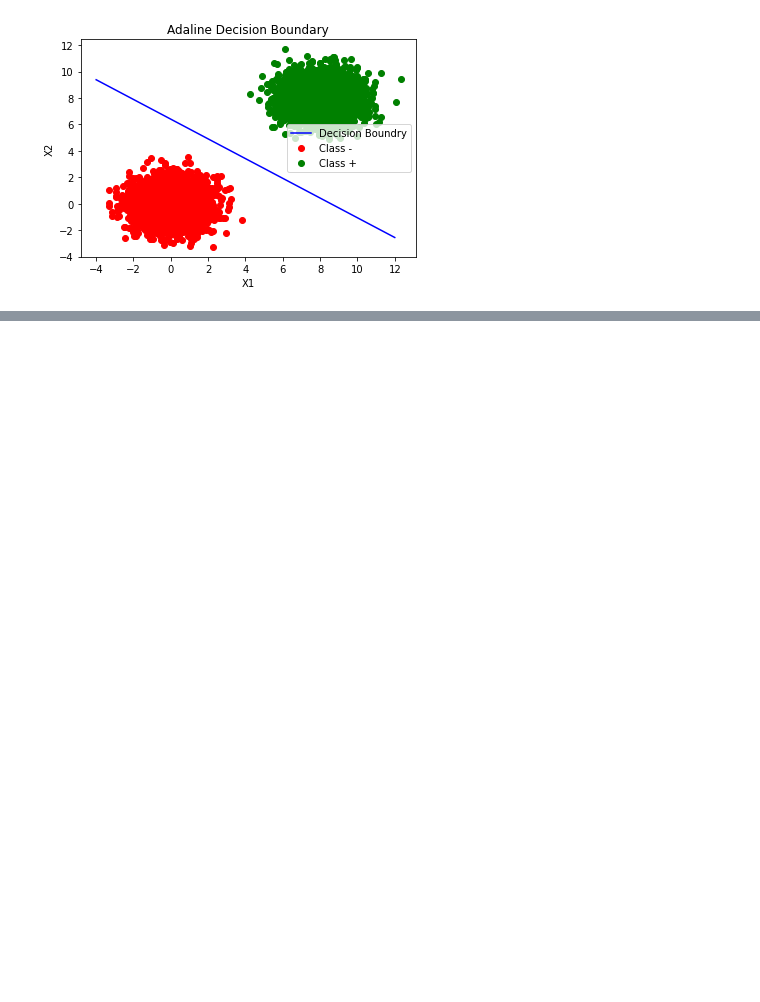
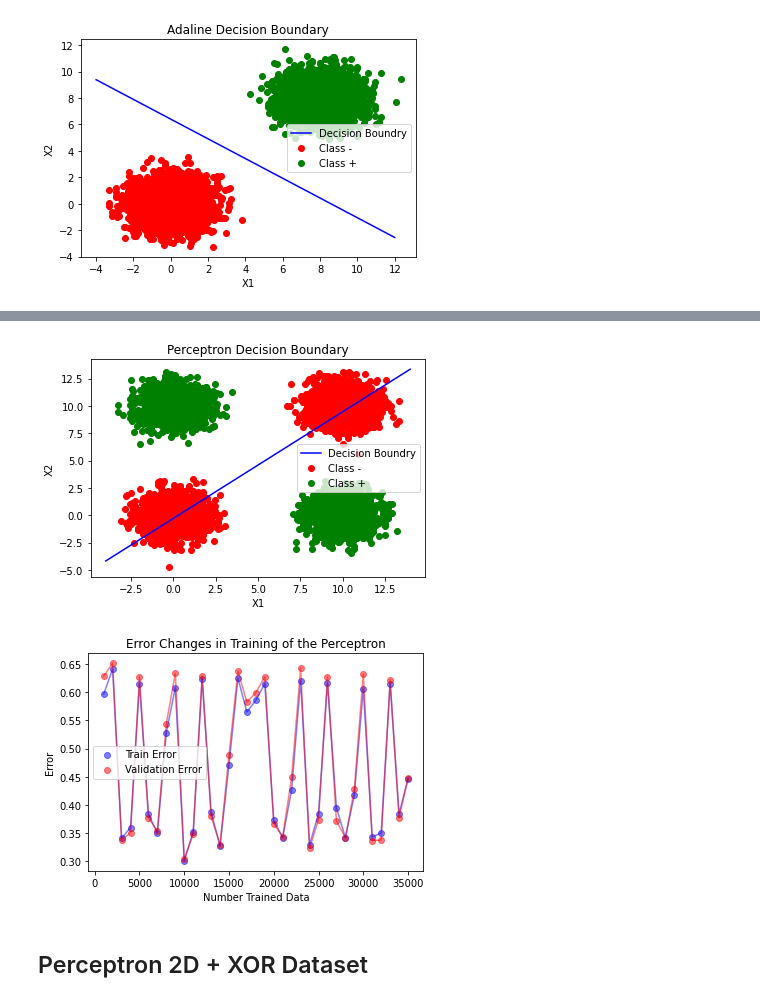
Before and after one commit to AUT-Student/NN-HW2, a Jupyter notebook: NN_HW1.ipynb, the cells around one changed output, grey strips where cells are left out. Cells and saved outputs as stored; diff of their text form; code cells hidden in the pictures; blank space fills up the shorter version.

```diff
--- a/NN_HW1.ipynb
+++ b/NN_HW1.ipynb
@@ -427,0 +415,21 @@ class Adaline2D():
+# %%
+perceptron = Perceptron(
+                        alpha=0.1, degree = 1,
+                        activation_function=ActivationFunctions.bipolar_sigmoid,
+                        )
+
+perceptron.train(
+    X_train = xor_dataset.X_train(),
+    y_train = xor_dataset.Y_train(),
+    X_validation = xor_dataset.X_validation(),
+    y_validation = xor_dataset.Y_validation(),
+    epochs = 5
+)
+# %%
+perceptron.show_decision_boundry(xor_dataset.train())
+perceptron.show_error_values()
+# %% [output]
+[figure, added]
+[figure, added]
+# %% [markdown]
+## Perceptron 2D + XOR Dataset
```
Also changed, not shown: parts of 43 cells of this notebook.
